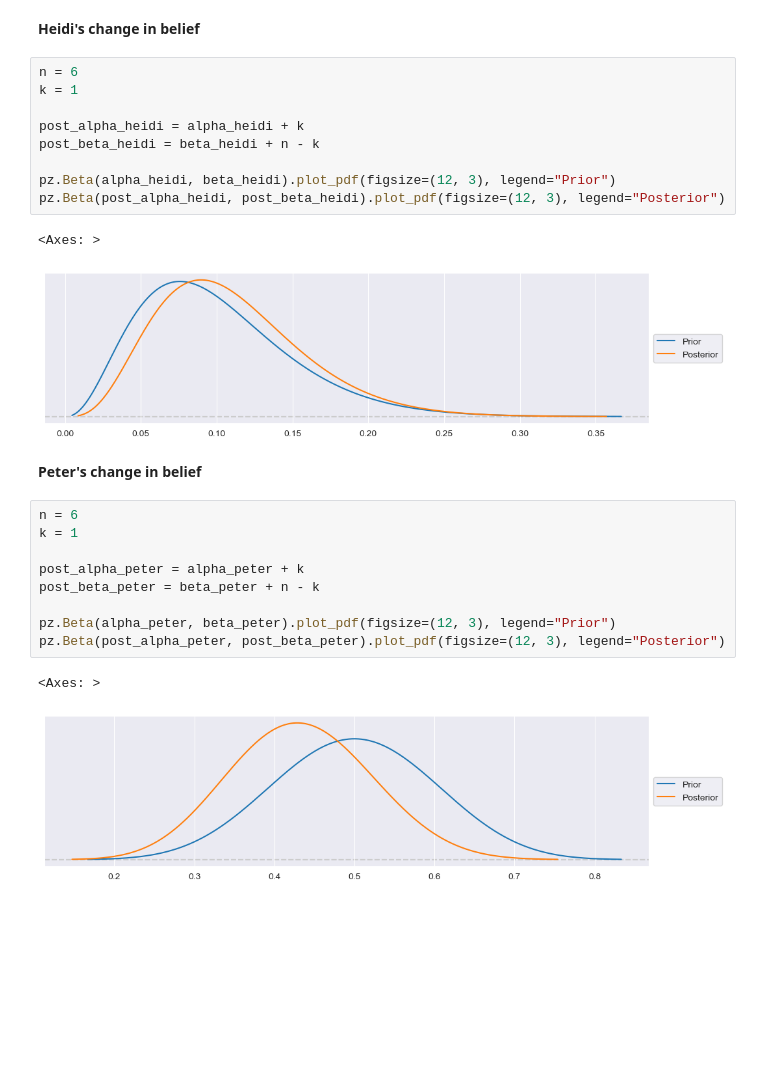
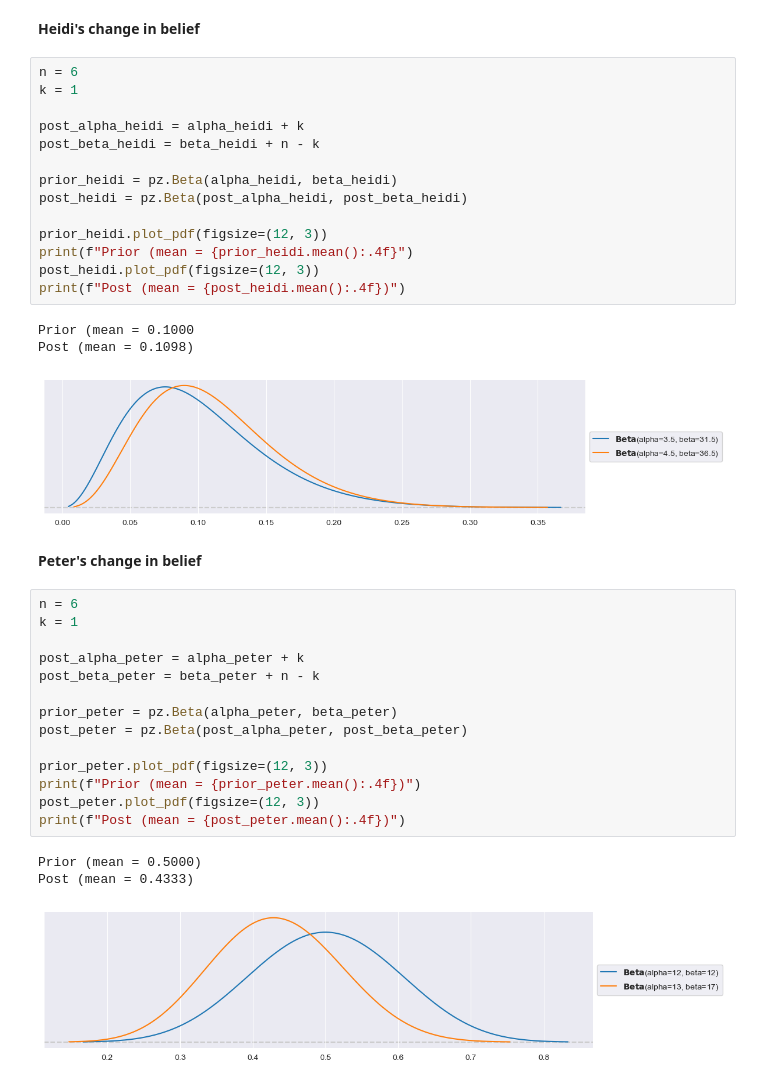
Before and after one commit to marbetschar/ZHAW-Bayesian-Machine-Learning-HS25, a Jupyter notebook: notebooks/week02/Exercises/BML_Exercises_Week_02.ipynb, the cells around one changed output. Cells and saved outputs as stored; diff of their text form; blank space fills up the shorter version.

```diff
--- a/notebooks/week02/Exercises/BML_Exercises_Week_02.ipynb
+++ b/notebooks/week02/Exercises/BML_Exercises_Week_02.ipynb
@@ -252,15 +250,21 @@ b) Compute the parameters of Heidi and Peter's posterior distributions if Peter
 # %%
 n = 6
 k = 1
 
 post_alpha_heidi = alpha_heidi + k
 post_beta_heidi = beta_heidi + n - k
 
-pz.Beta(alpha_heidi, beta_heidi).plot_pdf(figsize=(12, 3), legend="Prior")
-pz.Beta(post_alpha_heidi, post_beta_heidi).plot_pdf(figsize=(12, 3), legend="Posterior")
+prior_heidi = pz.Beta(alpha_heidi, beta_heidi)
+post_heidi = pz.Beta(post_alpha_heidi, post_beta_heidi)
+
+prior_heidi.plot_pdf(figsize=(12, 3))
+print(f"Prior (mean = {prior_heidi.mean():.4f}")
+post_heidi.plot_pdf(figsize=(12, 3))
+print(f"Post (mean = {post_heidi.mean():.4f})")
 # %% [output]
-<Axes: >
+Prior (mean = 0.1000
+Post (mean = 0.1098)
-[figure, old version]
+[figure, new version]
 # %% [markdown]
 **Peter's change in belief**
 # %%
@@ -270,8 +274,14 @@ k = 1
 post_alpha_peter = alpha_peter + k
 post_beta_peter = beta_peter + n - k
 
-pz.Beta(alpha_peter, beta_peter).plot_pdf(figsize=(12, 3), legend="Prior")
-pz.Beta(post_alpha_peter, post_beta_peter).plot_pdf(figsize=(12, 3), legend="Posterior")
+prior_peter = pz.Beta(alpha_peter, beta_peter)
+post_peter = pz.Beta(post_alpha_peter, post_beta_peter)
+
+prior_peter.plot_pdf(figsize=(12, 3))
+print(f"Prior (mean = {prior_peter.mean():.4f})")
+post_peter.plot_pdf(figsize=(12, 3))
+print(f"Post (mean = {post_peter.mean():.4f})")
 # %% [output]
-<Axes: >
+Prior (mean = 0.5000)
+Post (mean = 0.4333)
-[figure, old version]
+[figure, new version]
```
Also changed, not shown: parts of 6 cells of this notebook.
